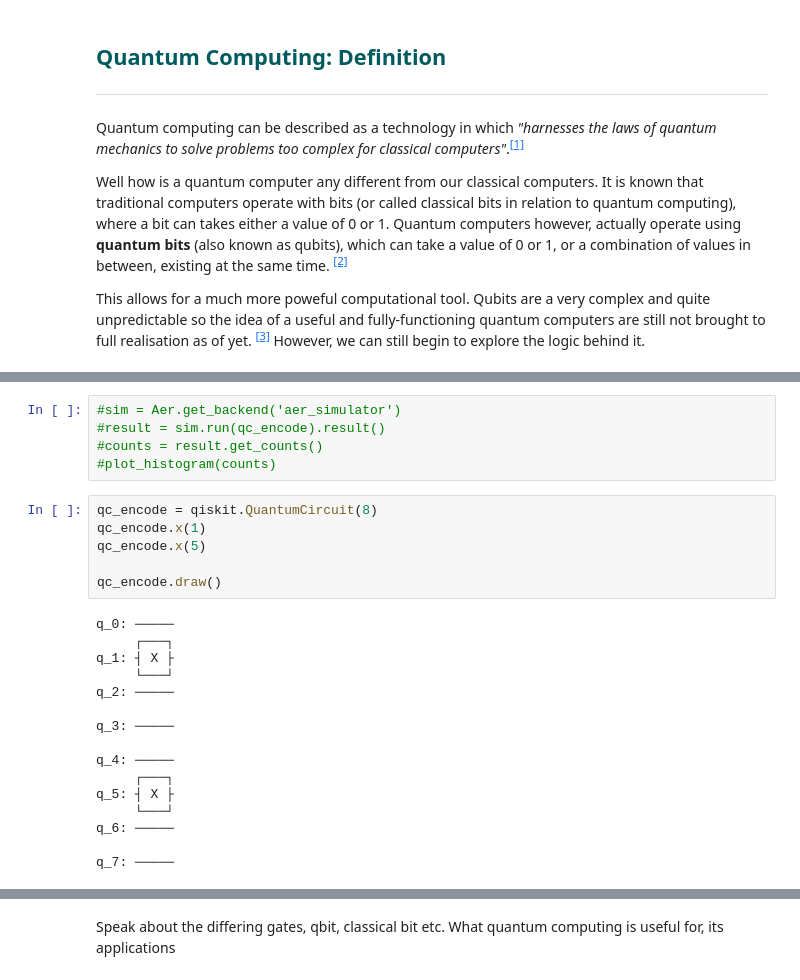
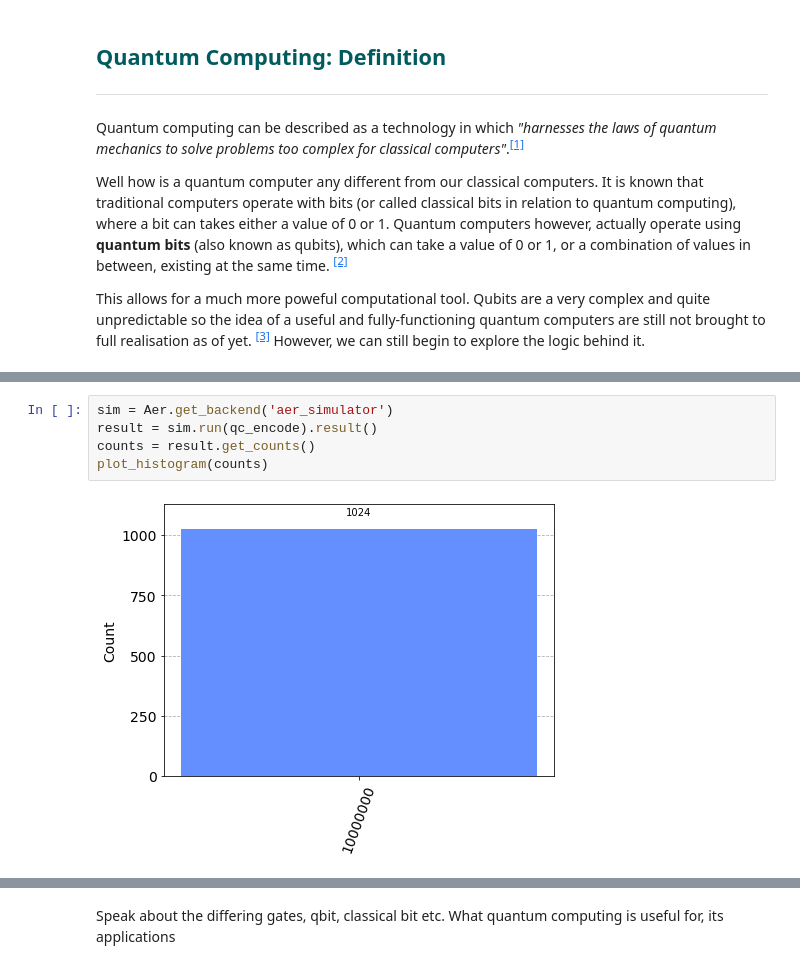
Before and after one commit to shanemcdonagh/emergingtechnologies, a Jupyter notebook: content/notebooks/04-quantum-computing.ipynb, the cells around one changed output, grey strips where cells are left out. Saved outputs shown, nothing was run; the diff lists cells and outputs as text.

```diff
--- a/content/notebooks/04-quantum-computing.ipynb
+++ b/content/notebooks/04-quantum-computing.ipynb
@@ -112,27 +87,7 @@ meas_7: ════════════════════════
 # %%
-#sim = Aer.get_backend('aer_simulator')
-#result = sim.run(qc_encode).result()
-#counts = result.get_counts()
-#plot_histogram(counts)
+sim = Aer.get_backend('aer_simulator')
+result = sim.run(qc_encode).result()
+counts = result.get_counts()
+plot_histogram(counts)
+# %% [output]
+[figure, added]
-# %%
-qc_encode = qiskit.QuantumCircuit(8)
-qc_encode.x(1)
-qc_encode.x(5)
-
-qc_encode.draw()
-# %% [output]
-q_0: ─────
-     ┌───┐
-q_1: ┤ X ├
-     └───┘
-q_2: ─────
-
-q_3: ─────
-
-q_4: ─────
-     ┌───┐
-q_5: ┤ X ├
-     └───┘
-q_6: ─────
-
-q_7: ─────
```
Also changed, not shown: parts of 36 cells of this notebook.
